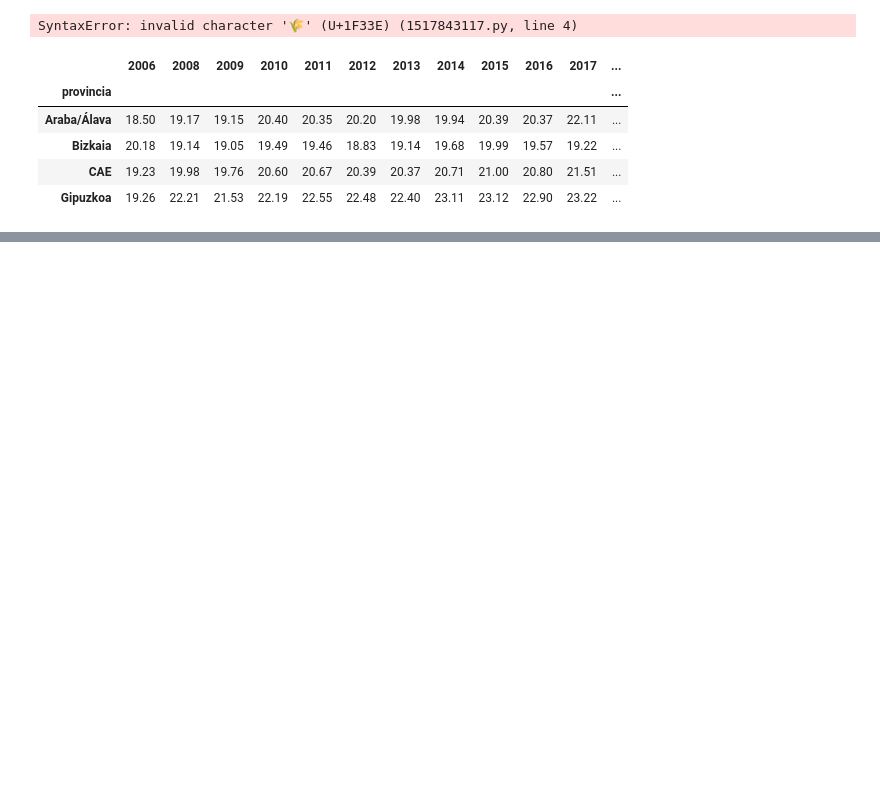
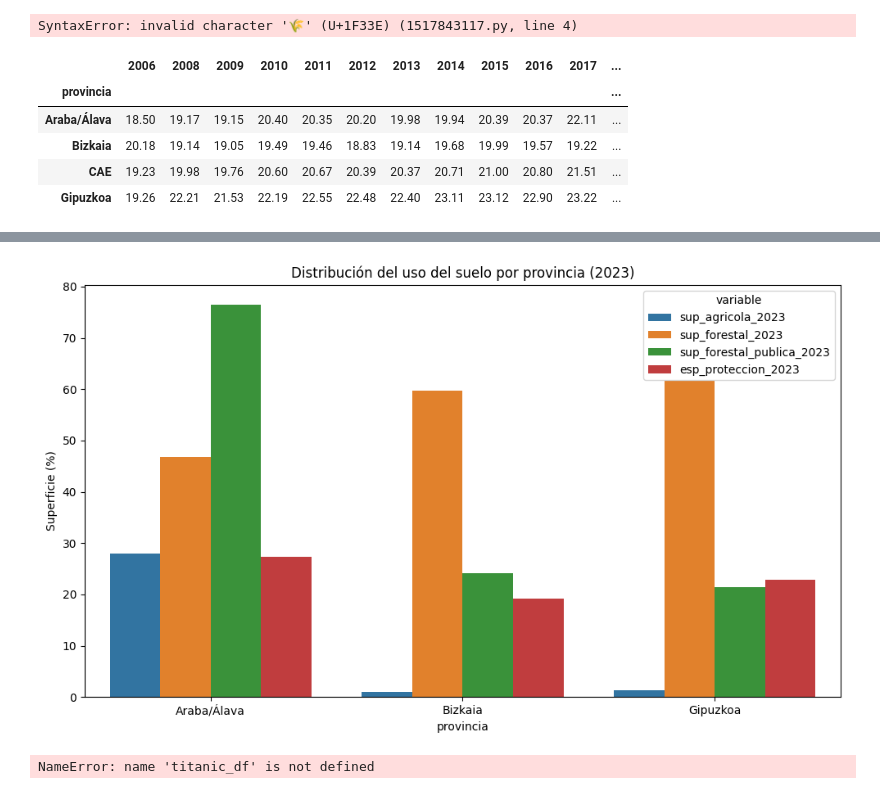
Before and after one commit to AnaExposito/EDA_ZONAS_VERDES, a Jupyter notebook: jupiter_zonas_verdes/Jupiter_zonas_verdes.ipynb, the cells around one changed output, grey strips where cells are left out. Cells and saved outputs as stored; diff of their text form; code cells hidden in the pictures; blank space fills up the shorter version.

```diff
--- a/jupiter_zonas_verdes/Jupiter_zonas_verdes.ipynb
+++ b/jupiter_zonas_verdes/Jupiter_zonas_verdes.ipynb
@@ -1198,0 +1362,27 @@ barras.set_xticklabels(rotation = 45)
+# %%
+
+#CAMBIAR COLORES Y VISUALZIACION
+
+datos_suelo_2023 = datos_actualizados_provincia[[
+    "provincia", "sup_agricola_2023", "sup_forestal_2023","sup_forestal_publica_2023",  "esp_proteccion_2023"
+]]
+datos_suelo_2023_melted = datos_suelo_2023.melt(id_vars="provincia")
+
+# Graficar
+plt.figure(figsize=(10, 6))
+sns.barplot(data=datos_suelo_2023_melted, x="provincia", y="value", hue="variable")
+plt.title("Distribución del uso del suelo por provincia (2023)")
+plt.ylabel("Superficie (%)")
+plt.tight_layout()
+plt.show()
+# %% [output]
+[figure, added]
+# %%
+#EJEMPLO DE GROUP BY
+
+df_plot = titanic_df.groupby(['Embarked', 'Survived']).size().reset_index().pivot(columns='Embarked',
+                                                                                  index='Survived',
+                                                                                  values=0)
+df_plot.plot(kind='bar', stacked=True);
+# %% [output]
+NameError: name 'titanic_df' is not defined
```
Also changed, not shown: parts of 60 cells of this notebook, 2 other files.
